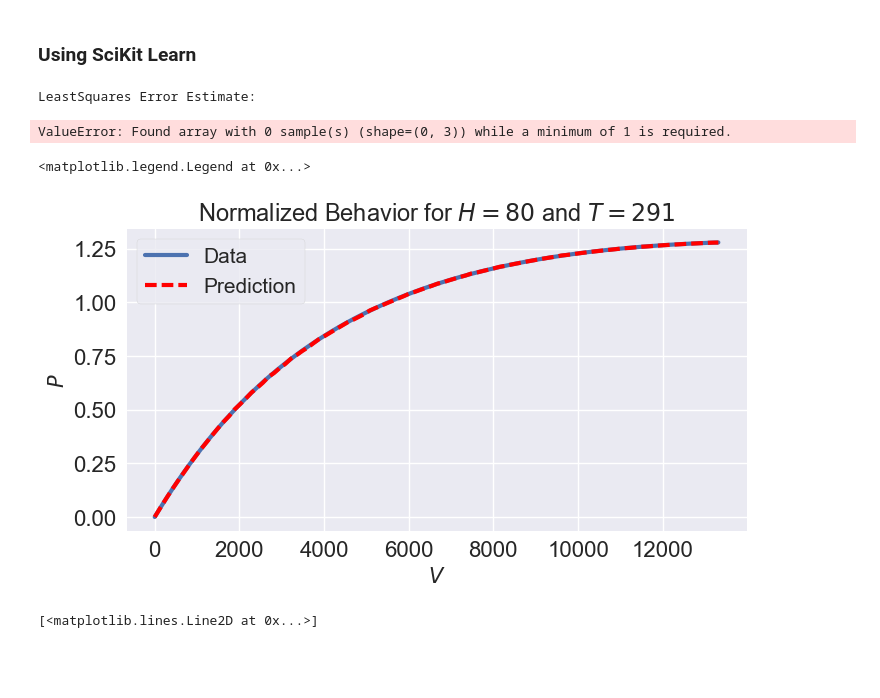
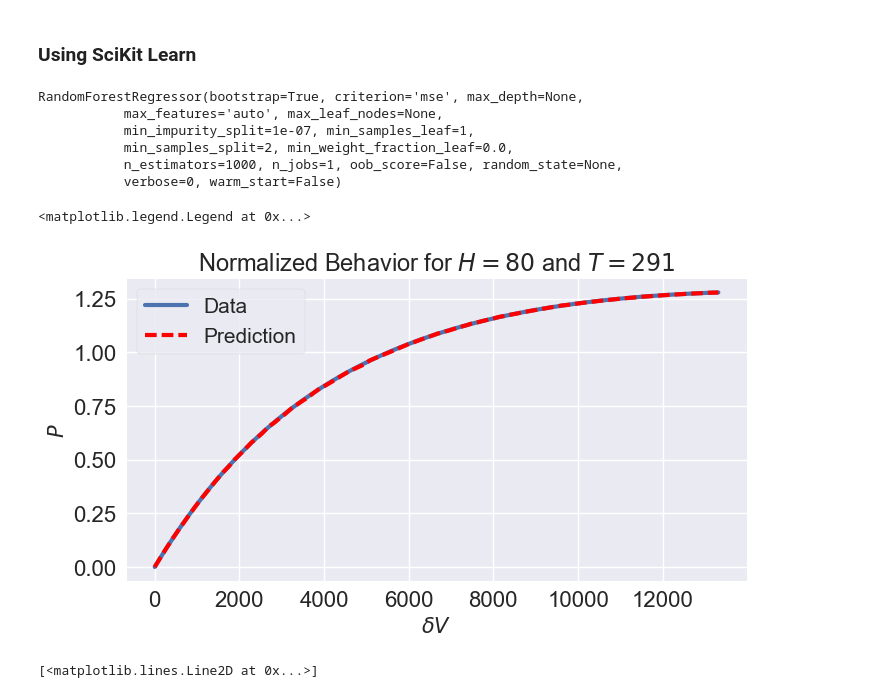
Before and after one commit to matheuscfernandes/mechanics-ml, a Jupyter notebook: SoftActuator/Notebook1.ipynb, the cells around one changed output. Cells and saved outputs as stored; diff of their text form; code cells hidden in the pictures; blank space fills up the shorter version.

```diff
--- a/SoftActuator/Notebook1.ipynb
+++ b/SoftActuator/Notebook1.ipynb
@@ -120,28 +120,32 @@ YTest=YP[TrainL:]
 MLP.fit(XTrain,YTrain)
 
 # YKHat=MLP.predict(XTest)
-print 'LeastSquares Error Estimate:',MLP.score(XTest,YTest)
+# print 'LeastSquares Error Estimate:',MLP.score(XTest,YTest)
 # %% [output]
-LeastSquares Error Estimate:
+RandomForestRegressor(bootstrap=True, criterion='mse', max_depth=None,
+           max_features='auto', max_leaf_nodes=None,
+           min_impurity_split=1e-07, min_samples_leaf=1,
+           min_samples_split=2, min_weight_fraction_leaf=0.0,
+           n_estimators=1000, n_jobs=1, oob_score=False, random_state=None,
+           verbose=0, warm_start=False)
-ValueError: Found array with 0 sample(s) (shape=(0, 3)) while a minimum of 1 is required.
 # %%
 #Testing Plot with PV
 #Filtering
 H=80;T=291
 rawData = obtainRows([H,T],dataPAll)
 V=rawData[:,2]
 P=rawData[:,-1]
 V_predict=rawData[:,:-1]
 P_predict=MLP.predict(V_predict)
 
 plt.title(r'Normalized Behavior for $H=80$ and $T=291$')
-plt.xlabel(r'$V$')
+plt.xlabel(r'$\delta V$')
 plt.ylabel(r'$P$')
 plt.plot(V,P,label='Data',lw=3)
 plt.plot(V,P_predict,'r--',label='Prediction',lw=3)
 plt.legend()
 # %% [output]
 <matplotlib.legend.Legend at 0x...>
-[figure, old version]
+[figure, new version]
 # %%
 H=75;T=300
```
Also changed, not shown: parts of 10 cells of this notebook.
